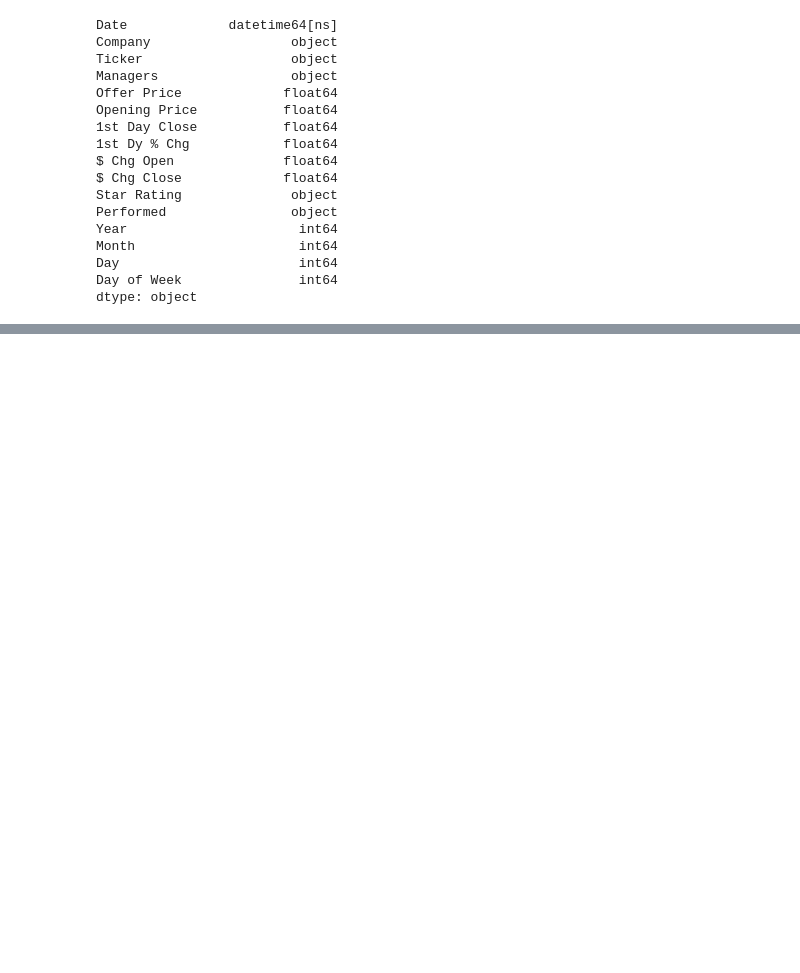
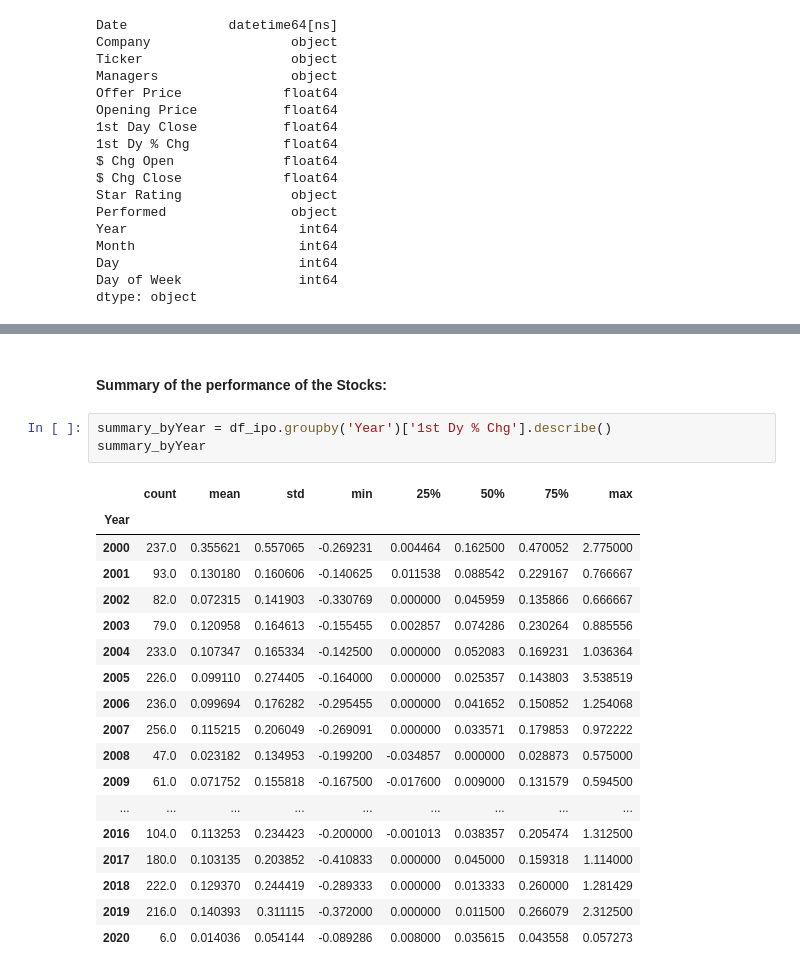
Before and after one commit to ylee9107/ML_app_Forecast_IPOmarket, a Jupyter notebook: ML_app_Forecast_IPOmarket.ipynb, the cells around one changed output, grey strips where cells are left out. Saved outputs shown, nothing was run; the diff lists cells and outputs as text; blank space fills up the shorter version.

```diff
--- a/ML_app_Forecast_IPOmarket.ipynb
+++ b/ML_app_Forecast_IPOmarket.ipynb
@@ -234,0 +247,24 @@ EDA on the IPO data since the year 2000.
+# %% [markdown]
+#### Summary of the performance of the Stocks:
+# %%
+summary_byYear = df_ipo.groupby('Year')['1st Dy % Chg'].describe()
+summary_byYear
+# %% [output]
+|  | count | mean | std | min | 25% | 50% | 75% | max |
+| Year |  |  |  |  |  |  |  |  |
+| 2000 | 237.0 | 0.355621 | 0.557065 | -0.269231 | 0.004464 | 0.162500 | 0.470052 | 2.775000 |
+| 2001 | 93.0 | 0.130180 | 0.160606 | -0.140625 | 0.011538 | 0.088542 | 0.229167 | 0.766667 |
+| 2002 | 82.0 | 0.072315 | 0.141903 | -0.330769 | 0.000000 | 0.045959 | 0.135866 | 0.666667 |
+| 2003 | 79.0 | 0.120958 | 0.164613 | -0.155455 | 0.002857 | 0.074286 | 0.230264 | 0.885556 |
+| 2004 | 233.0 | 0.107347 | 0.165334 | -0.142500 | 0.000000 | 0.052083 | 0.169231 | 1.036364 |
+| 2005 | 226.0 | 0.099110 | 0.274405 | -0.164000 | 0.000000 | 0.025357 | 0.143803 | 3.538519 |
+| 2006 | 236.0 | 0.099694 | 0.176282 | -0.295455 | 0.000000 | 0.041652 | 0.150852 | 1.254068 |
+| 2007 | 256.0 | 0.115215 | 0.206049 | -0.269091 | 0.000000 | 0.033571 | 0.179853 | 0.972222 |
+| 2008 | 47.0 | 0.023182 | 0.134953 | -0.199200 | -0.034857 | 0.000000 | 0.028873 | 0.575000 |
+| 2009 | 61.0 | 0.071752 | 0.155818 | -0.167500 | -0.017600 | 0.009000 | 0.131579 | 0.594500 |
+| ... | ... | ... | ... | ... | ... | ... | ... | ... |
+| 2016 | 104.0 | 0.113253 | 0.234423 | -0.200000 | -0.001013 | 0.038357 | 0.205474 | 1.312500 |
+| 2017 | 180.0 | 0.103135 | 0.203852 | -0.410833 | 0.000000 | 0.045000 | 0.159318 | 1.114000 |
+| 2018 | 222.0 | 0.129370 | 0.244419 | -0.289333 | 0.000000 | 0.013333 | 0.260000 | 1.281429 |
+| 2019 | 216.0 | 0.140393 | 0.311115 | -0.372000 | 0.000000 | 0.011500 | 0.266079 | 2.312500 |
+| 2020 | 6.0 | 0.014036 | 0.054144 | -0.089286 | 0.008000 | 0.035615 | 0.043558 | 0.057273 |
```
Also changed, not shown: parts of 2 cells of this notebook.
